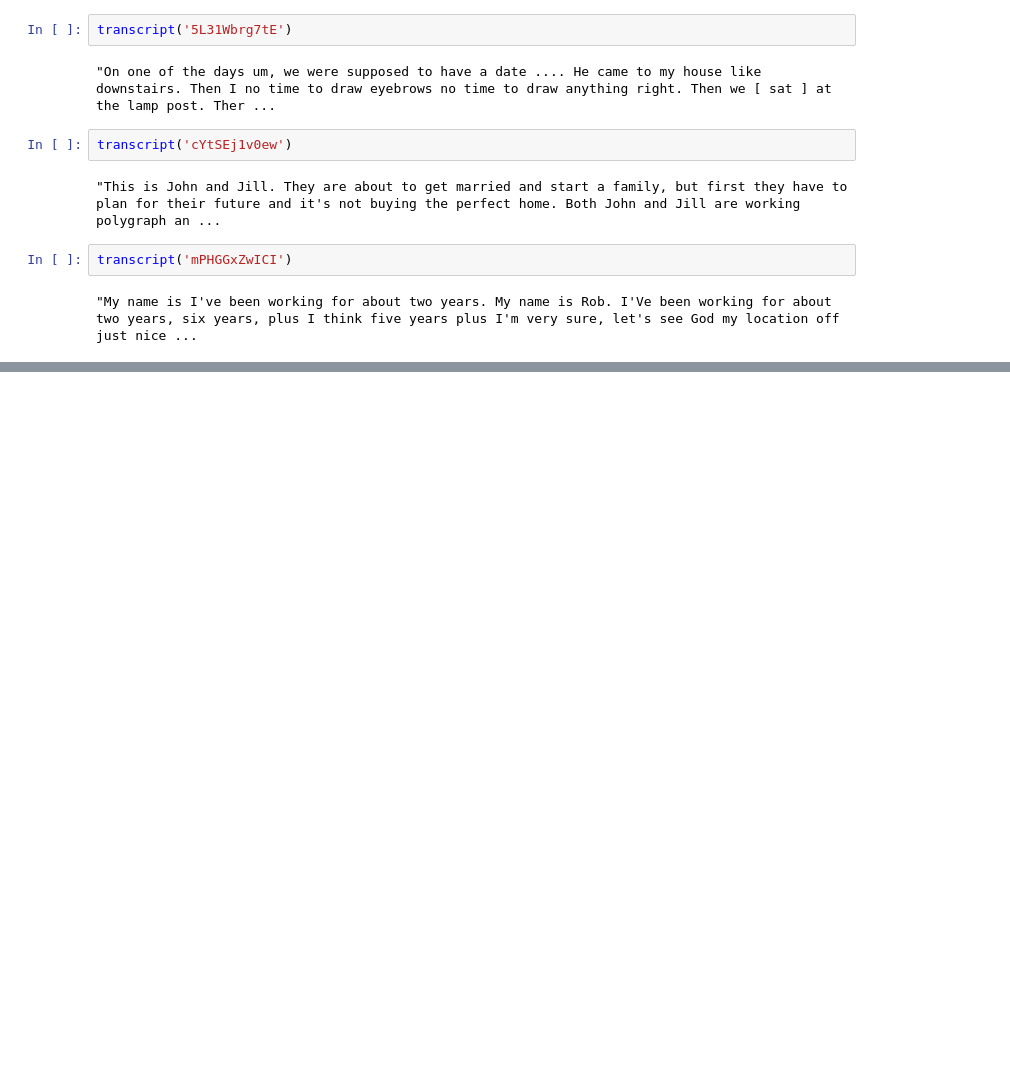
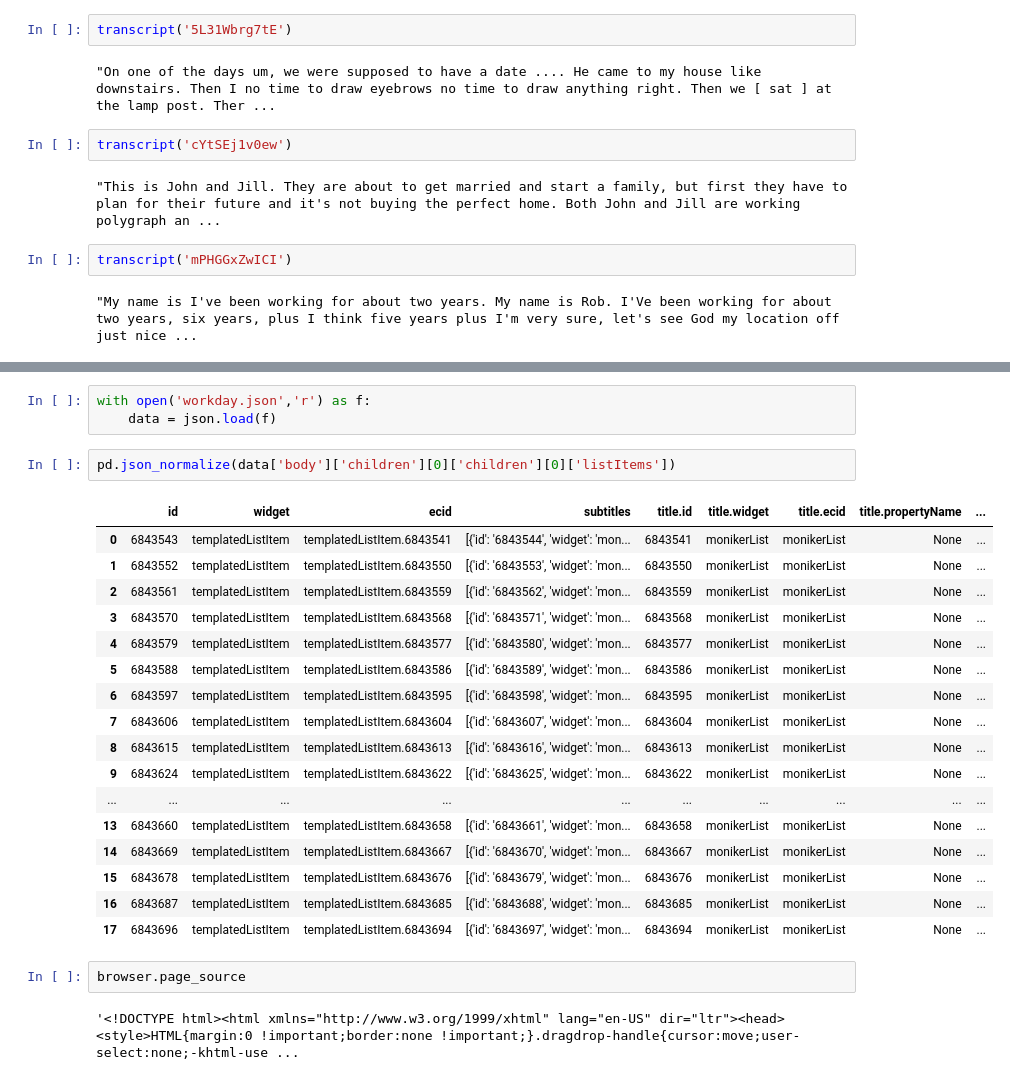
Before and after one commit to wykeith/dask, a Jupyter notebook: 2020-12-24-NWK-YT_captions_scraper.ipynb, the cells around one changed output, grey strips where cells are left out. Cells and saved outputs as stored; diff of their text form; blank space fills up the shorter version.

Commit message:
use workday direct api

```diff
--- a/2020-12-24-NWK-YT_captions_scraper.ipynb
+++ b/2020-12-24-NWK-YT_captions_scraper.ipynb
@@ -661,0 +676,27 @@ transcript('mPHGGxZwICI')
+# %%
+with open('workday.json','r') as f:
+    data = json.load(f)
+# %%
+pd.json_normalize(data['body']['children'][0]['children'][0]['listItems'])
+# %% [output]
+|  | id | widget | ecid | subtitles | title.id | title.widget | title.ecid | title.propertyName | ... |
+| 0 | 6843543 | templatedListItem | templatedListItem.6843541 | [{'id': '6843544', 'widget': 'mon... | 6843541 | monikerList | monikerList | None | ... |
+| 1 | 6843552 | templatedListItem | templatedListItem.6843550 | [{'id': '6843553', 'widget': 'mon... | 6843550 | monikerList | monikerList | None | ... |
+| 2 | 6843561 | templatedListItem | templatedListItem.6843559 | [{'id': '6843562', 'widget': 'mon... | 6843559 | monikerList | monikerList | None | ... |
+| 3 | 6843570 | templatedListItem | templatedListItem.6843568 | [{'id': '6843571', 'widget': 'mon... | 6843568 | monikerList | monikerList | None | ... |
+| 4 | 6843579 | templatedListItem | templatedListItem.6843577 | [{'id': '6843580', 'widget': 'mon... | 6843577 | monikerList | monikerList | None | ... |
+| 5 | 6843588 | templatedListItem | templatedListItem.6843586 | [{'id': '6843589', 'widget': 'mon... | 6843586 | monikerList | monikerList | None | ... |
+| 6 | 6843597 | templatedListItem | templatedListItem.6843595 | [{'id': '6843598', 'widget': 'mon... | 6843595 | monikerList | monikerList | None | ... |
+| 7 | 6843606 | templatedListItem | templatedListItem.6843604 | [{'id': '6843607', 'widget': 'mon... | 6843604 | monikerList | monikerList | None | ... |
+| 8 | 6843615 | templatedListItem | templatedListItem.6843613 | [{'id': '6843616', 'widget': 'mon... | 6843613 | monikerList | monikerList | None | ... |
+| 9 | 6843624 | templatedListItem | templatedListItem.6843622 | [{'id': '6843625', 'widget': 'mon... | 6843622 | monikerList | monikerList | None | ... |
+| ... | ... | ... | ... | ... | ... | ... | ... | ... | ... |
+| 13 | 6843660 | templatedListItem | templatedListItem.6843658 | [{'id': '6843661', 'widget': 'mon... | 6843658 | monikerList | monikerList | None | ... |
+| 14 | 6843669 | templatedListItem | templatedListItem.6843667 | [{'id': '6843670', 'widget': 'mon... | 6843667 | monikerList | monikerList | None | ... |
+| 15 | 6843678 | templatedListItem | templatedListItem.6843676 | [{'id': '6843679', 'widget': 'mon... | 6843676 | monikerList | monikerList | None | ... |
+| 16 | 6843687 | templatedListItem | templatedListItem.6843685 | [{'id': '6843688', 'widget': 'mon... | 6843685 | monikerList | monikerList | None | ... |
+| 17 | 6843696 | templatedListItem | templatedListItem.6843694 | [{'id': '6843697', 'widget': 'mon... | 6843694 | monikerList | monikerList | None | ... |
+# %%
+browser.page_source
+# %% [output]
+'<!DOCTYPE html><html xmlns="http://www.w3.org/1999/xhtml" lang="en-US" dir="ltr"><head><style>HTML{margin:0 !important;border:none !important;}.dragdrop-handle{cursor:move;user-select:none;-khtml-use ...
```
Also changed, not shown: parts of 4 cells of this notebook.
